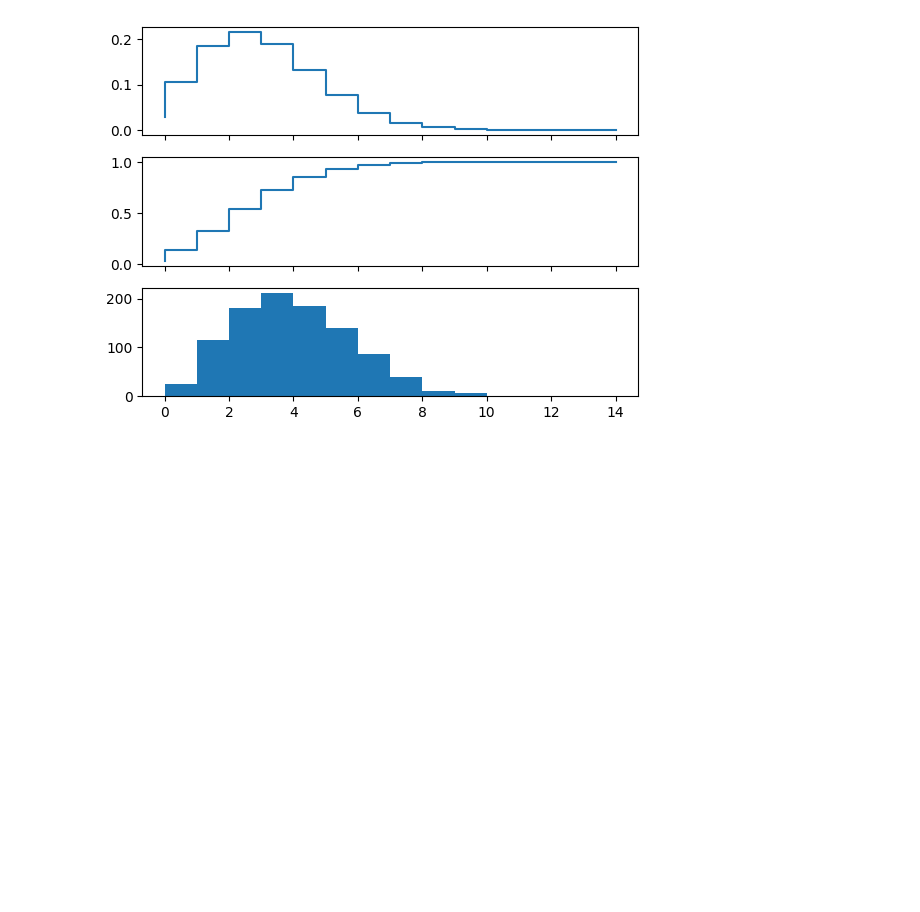
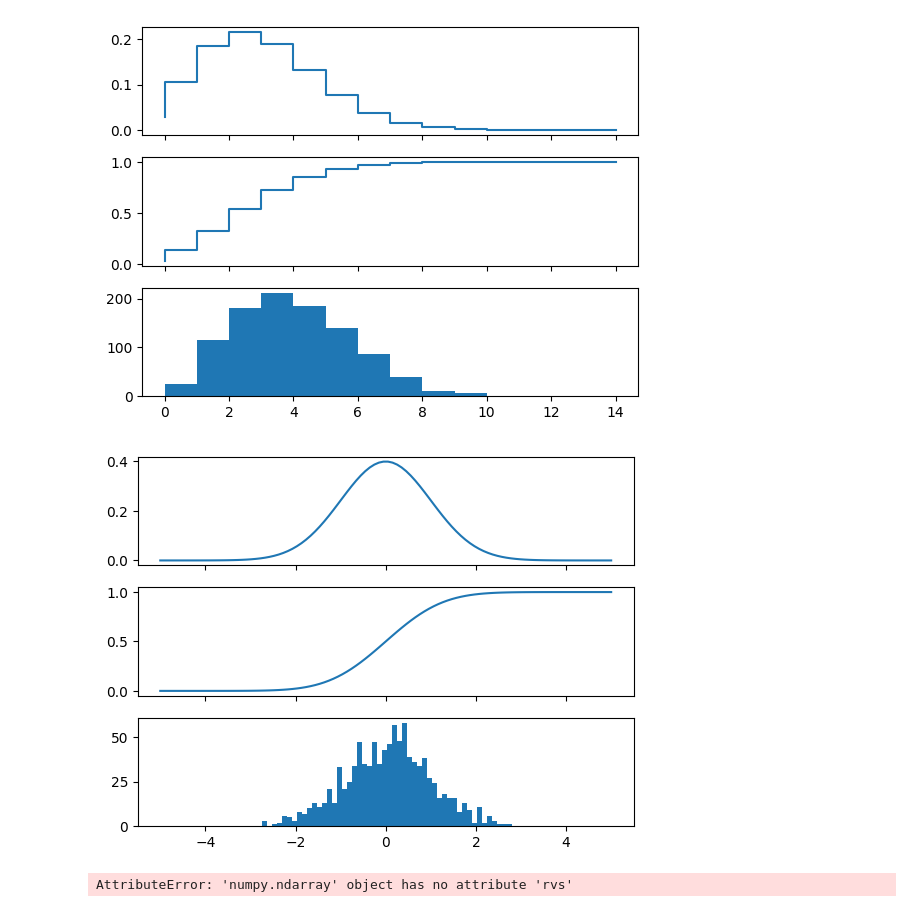
Before and after one commit to MiguelViapiana/aula-dataScience, a Jupyter notebook: Untitled0.ipynb, the cells around one changed output. Saved outputs shown, nothing was run; the diff lists cells and outputs as text; code cells hidden in the pictures; blank space fills up the shorter version.

```diff
--- a/Untitled0.ipynb
+++ b/Untitled0.ipynb
@@ -53,3 +53,25 @@ axes[2].hist(X.rvs(size=1000))
 show()
 # %% [output]
 [figure]
+# %%
+y = stats.norm()
+
+x = linspace(-5, 5, 100)
+fig, axes = subplots(3, 1, sharex=True)
+
+axes[0].plot(x, y.pdf(x))
+axes[1].plot(x, y.cdf(x))
+axes[2].hist(y.rvs(size=1000), bins=50);
+
+show()
+
+x.mean(), y.std(), x.var()
+
+y.mean(), y.std(), y.var()
+
+t_statistic, p_value = stats.ttest_ind(x.rvs(size=1000), y.rvs(size=1000))
+print('t-statistic =', t_statistic)
+print('p-value =', p_value),
+# %% [output]
+[figure, added]
+AttributeError: 'numpy.ndarray' object has no attribute 'rvs'
```
